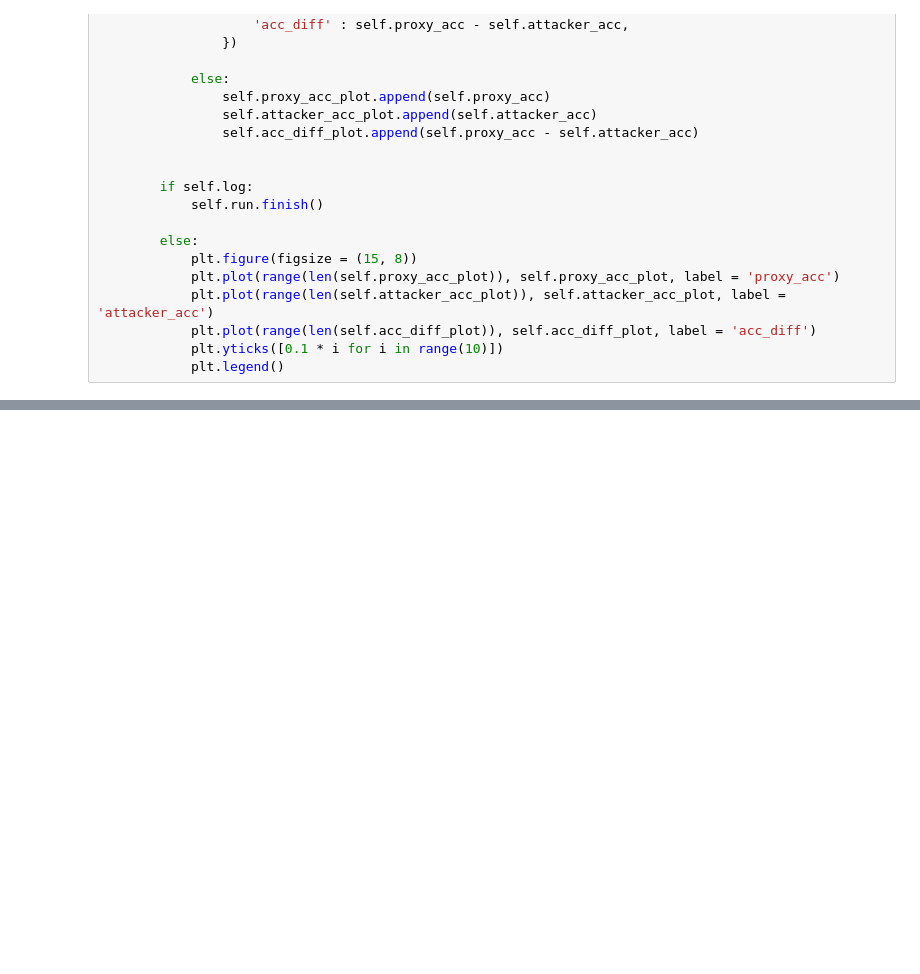
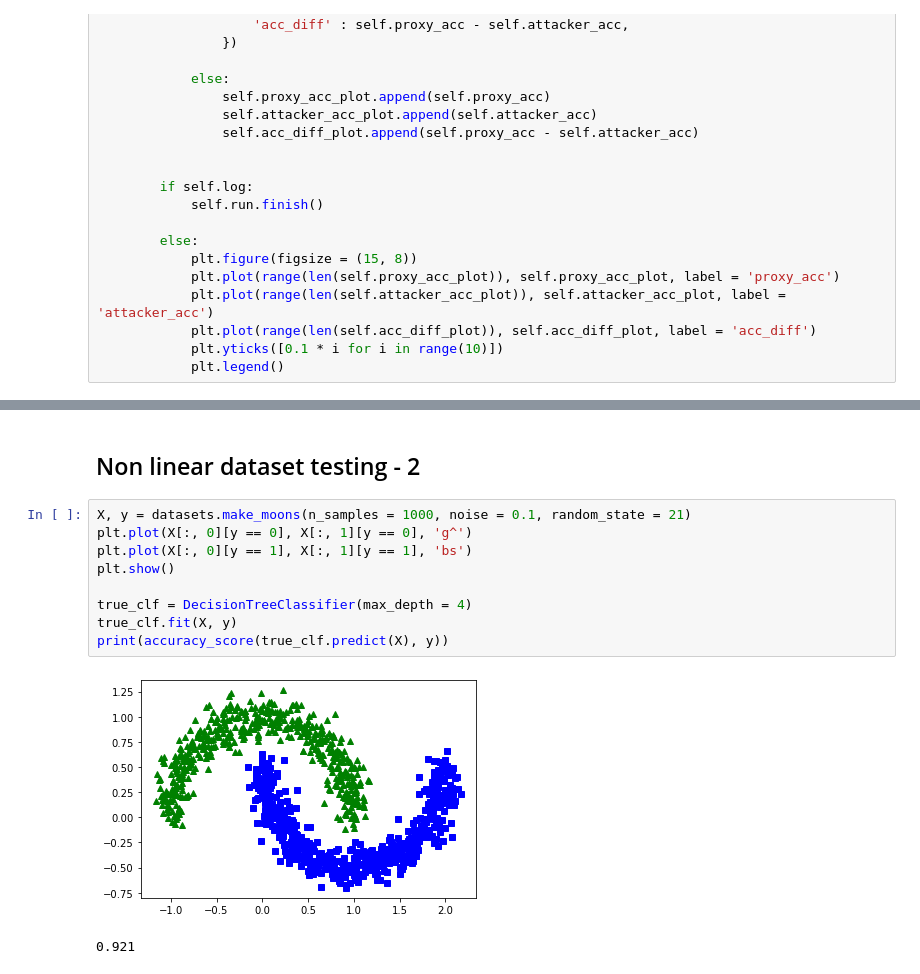
Before and after one commit to jonathanvevance/model_security, a Jupyter notebook: privacy_tests.ipynb, the cells around one changed output, grey strips where cells are left out. Drawn from its saved outputs; the diff is of its cells as text; blank space fills up the shorter version.

```diff
--- a/privacy_tests.ipynb
+++ b/privacy_tests.ipynb
@@ -105,0 +134,14 @@ proxy.X_retained.shape
+# %% [markdown]
+## Non linear dataset testing - 2
+# %%
+X, y = datasets.make_moons(n_samples = 1000, noise = 0.1, random_state = 21)
+plt.plot(X[:, 0][y == 0], X[:, 1][y == 0], 'g^')
+plt.plot(X[:, 0][y == 1], X[:, 1][y == 1], 'bs')
+plt.show()
+
+true_clf = DecisionTreeClassifier(max_depth = 4)
+true_clf.fit(X, y)
+print(accuracy_score(true_clf.predict(X), y))
+# %% [output]
+[figure, added]
+0.921
```
Also changed, not shown: parts of 10 cells of this notebook.
